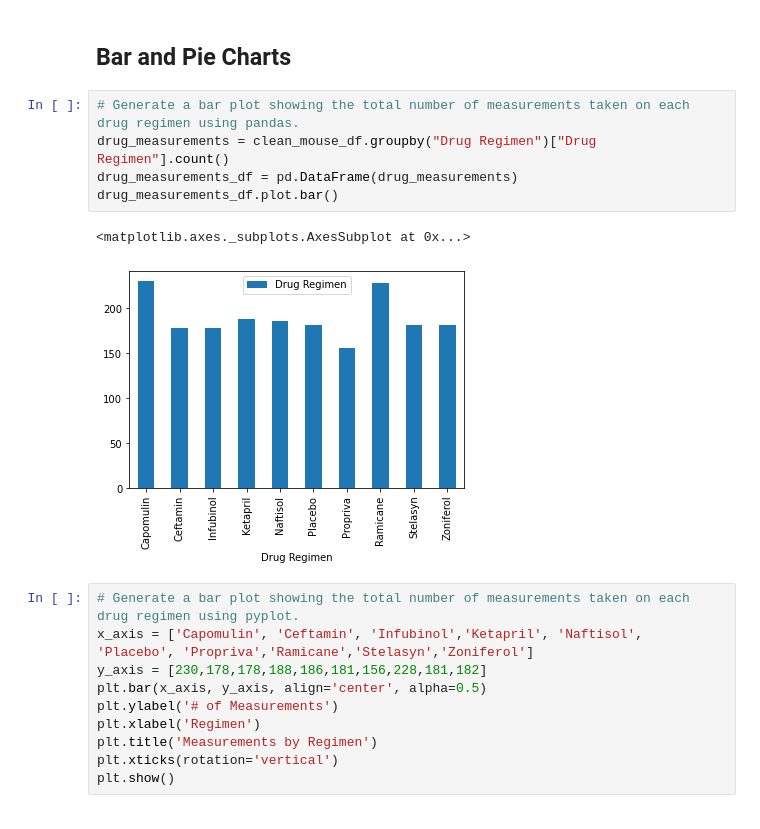
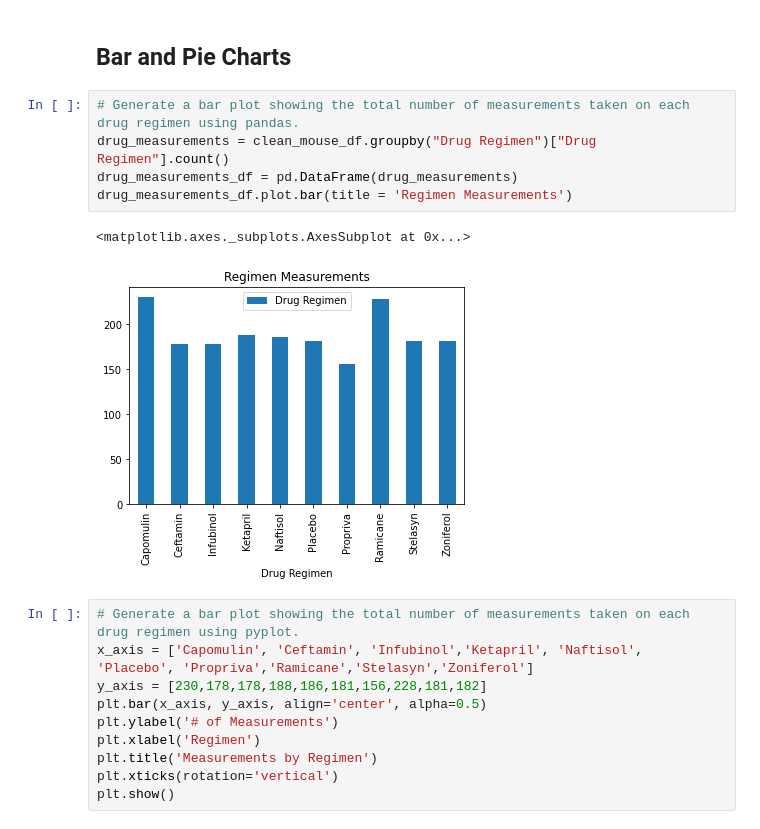
Before and after one commit to NoahGoldstein13/Matplotlib-Challenge, a Jupyter notebook: pymaceuticals_starter.ipynb, the cells around one changed output. Cells and saved outputs as stored; diff of their text form.

```diff
--- a/pymaceuticals_starter.ipynb
+++ b/pymaceuticals_starter.ipynb
@@ -120,11 +120,11 @@ agg_df
 # %%
 # Generate a bar plot showing the total number of measurements taken on each drug regimen using pandas.
 drug_measurements = clean_mouse_df.groupby("Drug Regimen")["Drug Regimen"].count()
 drug_measurements_df = pd.DataFrame(drug_measurements)
-drug_measurements_df.plot.bar()
+drug_measurements_df.plot.bar(title = 'Regimen Measurements')
 # %% [output]
 <matplotlib.axes._subplots.AxesSubplot at 0x...>
-[figure, old version]
+[figure, new version]
 # %%
 # Generate a bar plot showing the total number of measurements taken on each drug regimen using pyplot.
 x_axis = ['Capomulin', 'Ceftamin', 'Infubinol','Ketapril', 'Naftisol', 'Placebo', 'Propriva','Ramicane','Stelasyn','Zoniferol']
```
Also changed, not shown: parts of 4 cells of this notebook.
